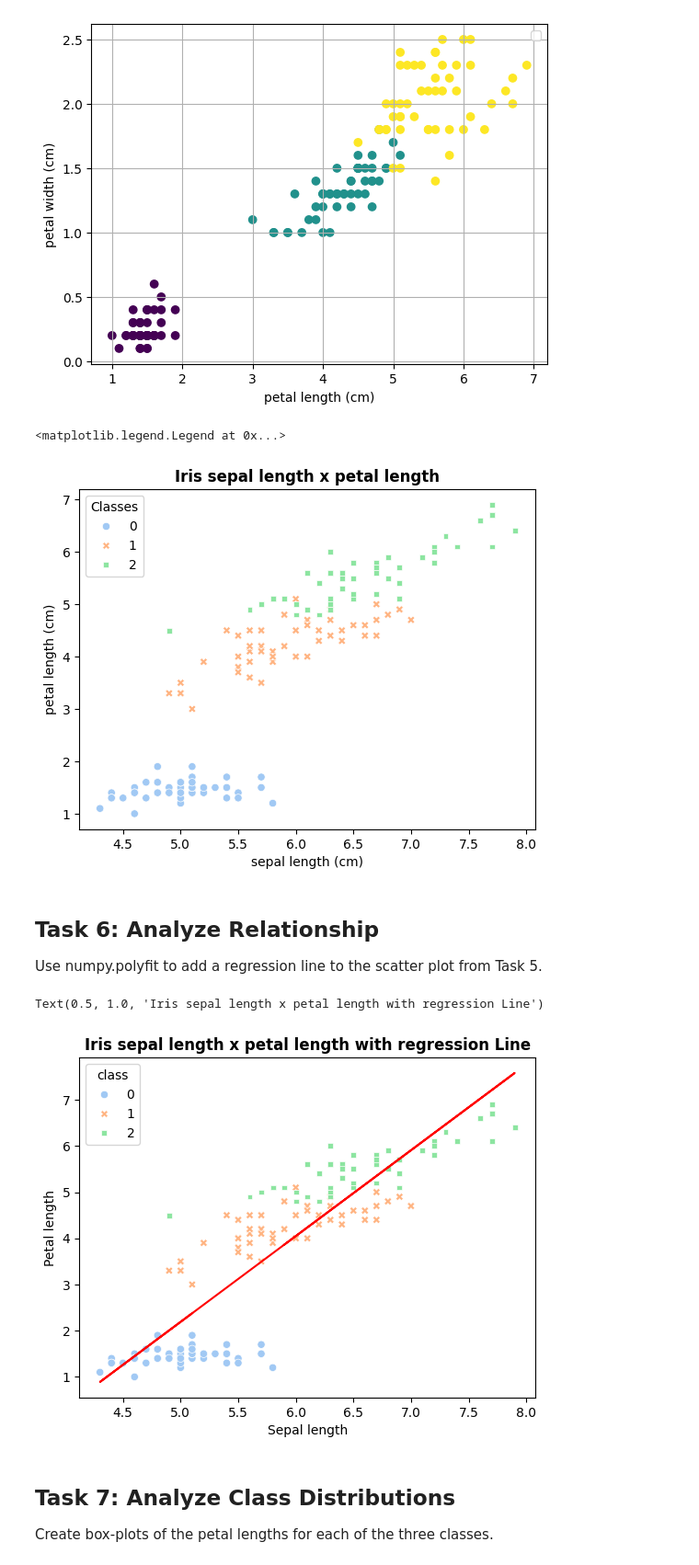
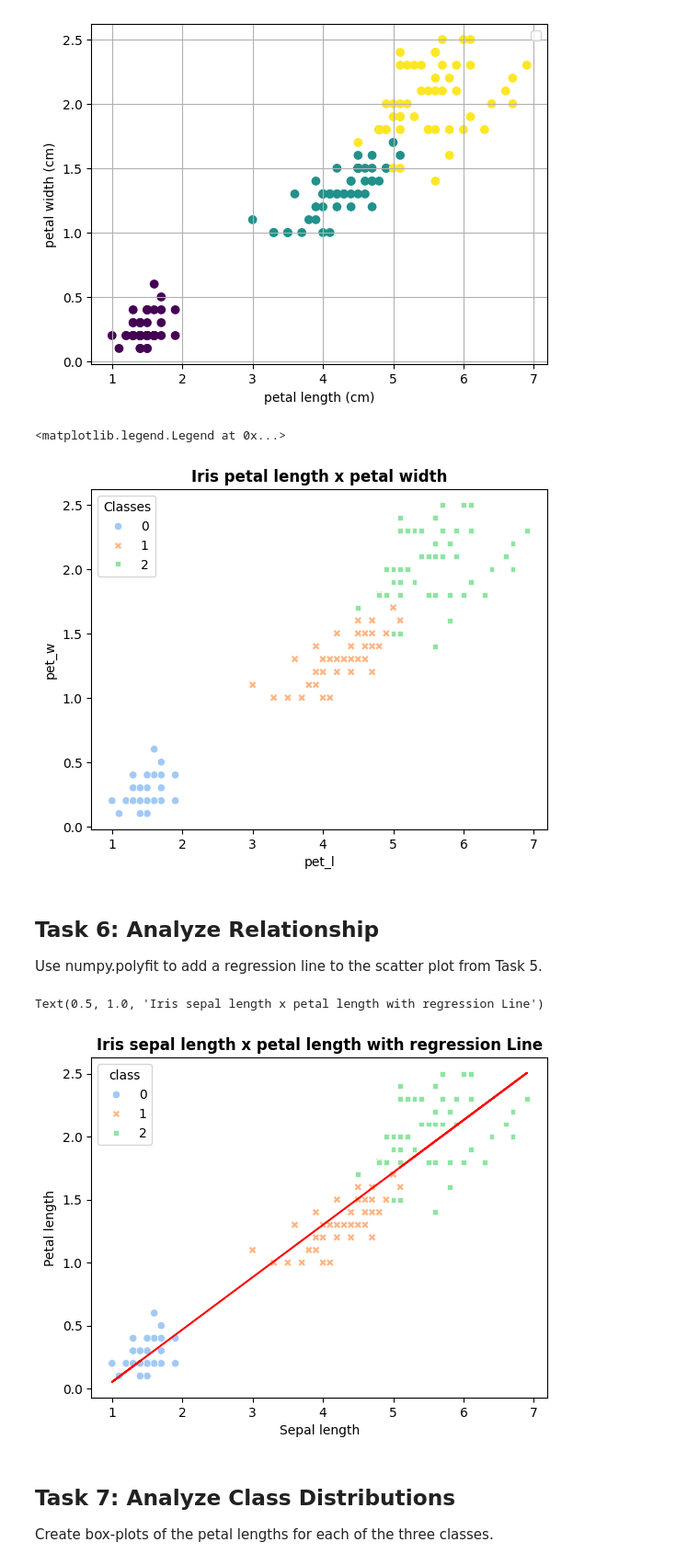
Before and after one commit to quyenphanlyons/data_analytics, a Jupyter notebook: tasks.ipynb, the cells around one changed output. Shown at 92% size. Cells and saved outputs as stored; diff of their text form; code cells hidden in the pictures.

```diff
--- a/tasks.ipynb
+++ b/tasks.ipynb
@@ -301,43 +259,43 @@ ax.grid(True)
 # %%
 import seaborn as sns
 
-x=iris_array['sepal length (cm)'] # Sepal length
-y=iris_array['petal length (cm)'] # Petal length
+x=iri['pet_l'] # Sepal length
+y=iri['pet_w'] # Petal length
 
 # Create the scatter plot
-sns.scatterplot(x=x,y=y,data=iris_array,hue='class',style='class',palette='pastel')
+sns.scatterplot(x=x,y=y,data=iri,hue='class',style='class',palette='pastel')
 
 # Add labels and title
-plt.title('Iris sepal length x petal length', fontweight='bold')
+plt.title('Iris petal length x petal width', fontweight='bold')
 plt.legend(title='Classes')
 # %% [output]
 <matplotlib.legend.Legend at 0x...>
-[figure, old version]
+[figure, new version]
 # %% [markdown]
 ## Task 6: Analyze Relationship
 Use numpy.polyfit to add a regression line to the scatter plot from Task 5.
 # %%
-#x = iris.data[:,0]  # Sepal length
-#y = iris.data[:,2]  # Petal length
+x=iri['pet_l'] # Sepal length
+y=iri['pet_w'] # Petal length
 
 # polifit calculates the coefficients of the regression line, 1 for linear regression
 coef = np.polyfit(x, y, 1)
 # poly1d represents the regression's equation
 reg = np.poly1d(coef)
 
 # Create the scatter plot
-sns.scatterplot(x=x,y=y,data=iris_array,hue='class',style='class',palette='pastel')
+sns.scatterplot(x=x,y=y,data=iri,hue='class',style='class',palette='pastel')
 
 # Plot the regression line
 plt.plot(x, reg(x), color='red')
 
 # Add labels and title
 plt.xlabel('Sepal length')
 plt.ylabel('Petal length')
 plt.title('Iris sepal length x petal length with regression Line', fontweight='bold')
 # %% [output]
 Text(0.5, 1.0, 'Iris sepal length x petal length with regression Line')
-[figure, old version]
+[figure, new version]
 # %% [markdown]
 ## Task 7: Analyze Class Distributions
 Create box-plots of the petal lengths for each of the three classes.
```
Also changed, not shown: parts of 9 cells of this notebook.
